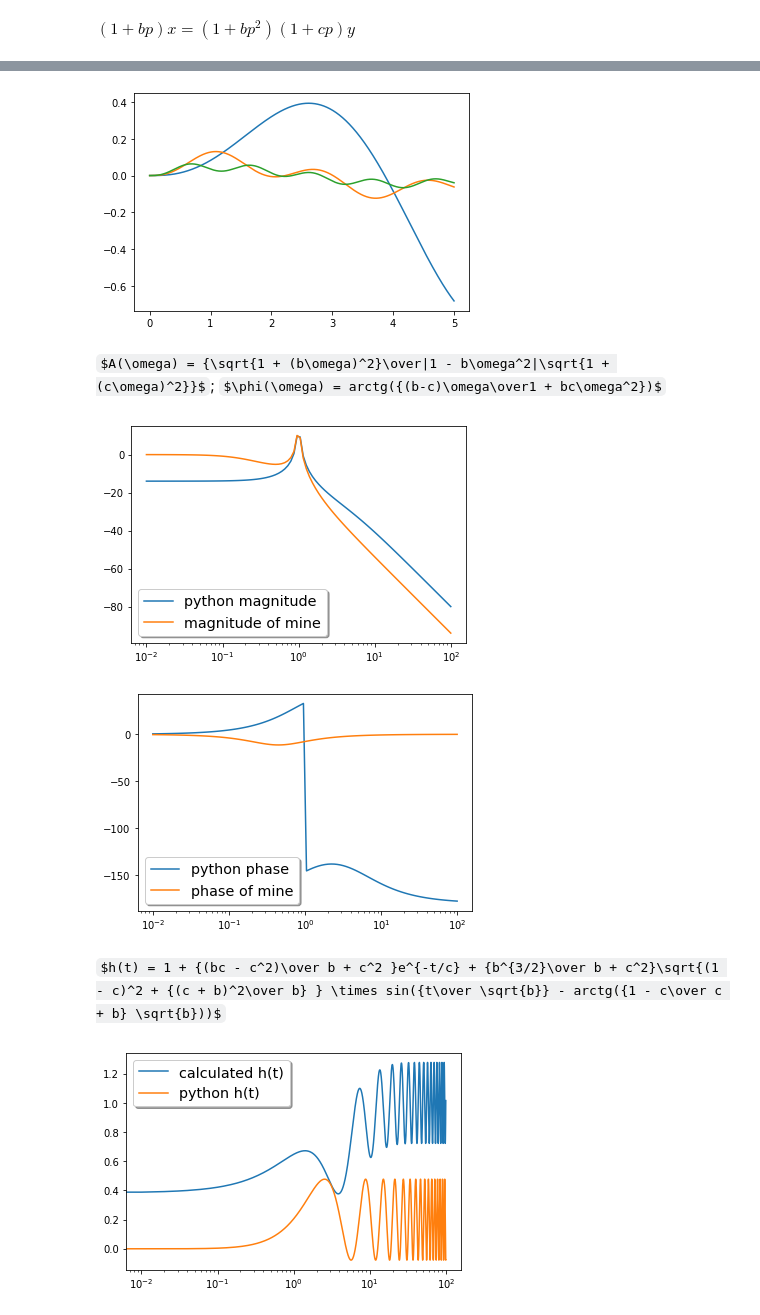
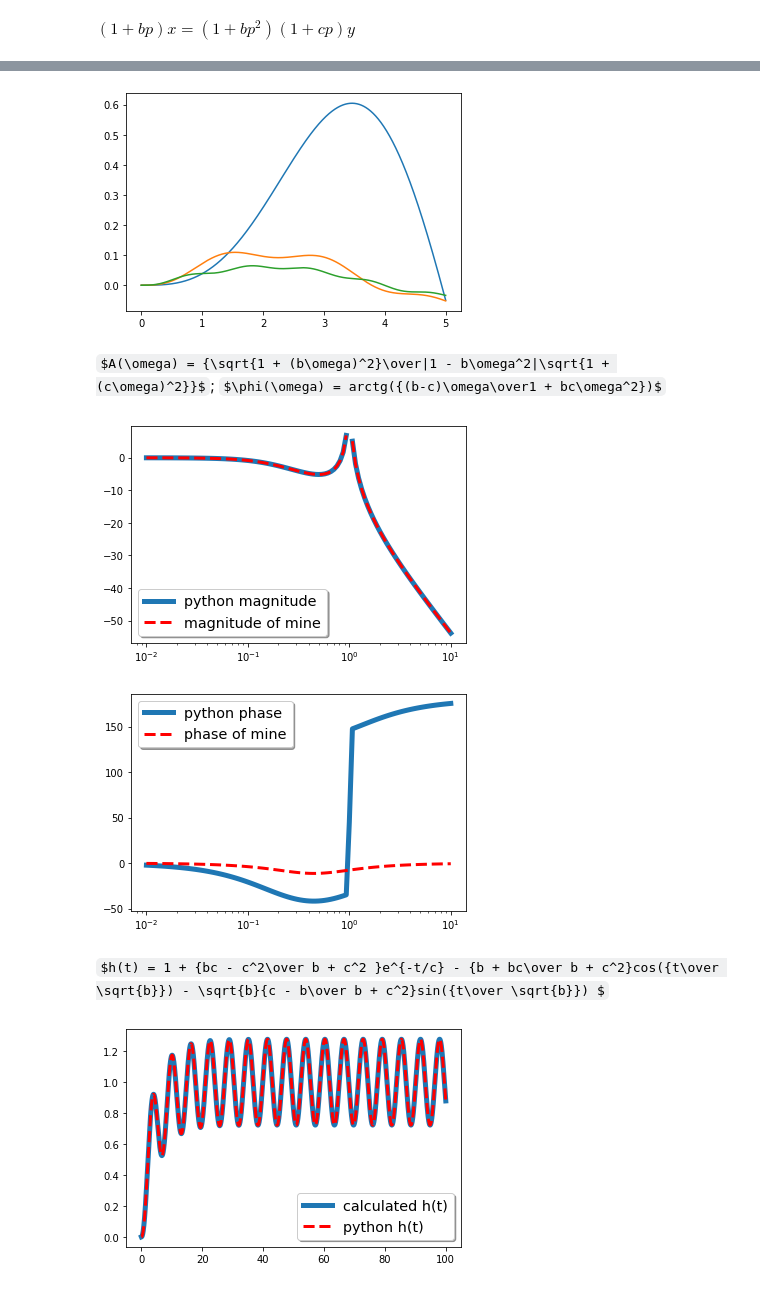
Before and after one commit to ConstantTeen/control-theory, a Jupyter notebook: Bode.ipynb, the cells around one changed output, grey strips where cells are left out. Saved outputs shown, nothing was run; the diff lists cells and outputs as text; code cells hidden in the pictures; some formulas as TeX source.

```diff
--- a/Bode.ipynb
+++ b/Bode.ipynb
@@ -7,7 +7,7 @@ import numpy as np
 # %%
 b = 1
 c = 5
-system = signal.lti([b, 1], [1, c, b, b*c]) # (1+bp)x = (1+bp^2)(1+cp)y
+system = signal.lti([b, 1], [b*c, b, c, 1]) # (1+bp)x = (1+bp^2)(1+cp)y
 # %% [markdown]
 $(1 + bp)x = (1 + bp^2)(1 + cp)y$
 # %%
@@ -43,7 +43,7 @@ plt.show()
 # амплитуда уменьшается
 # фаза увеличивается
 # %% [output]
-[figure, old version]
+[figure, new version]
 # %% [markdown]
 $A(\omega) = {\sqrt{1 + (b\omega)^2}\over|1 - b\omega^2|\sqrt{1 + (c\omega)^2}}$;
 $\phi(\omega) = arctg({(b-c)\omega\over1 + bc\omega^2})$
@@ -53,39 +53,38 @@ w, mag, phase = signal.bode(system)
 A = [20*math.log10(math.sqrt(1+(b*t)**2)/( abs(1-b*t**2)*math.sqrt(1+(c*t)**2) ) )  for t in w]
 phi = [20*np.log10(1 + math.atan( (b - c)*t/(1 + b*c*t**2) )) for t in w]
 
-fig, ax = plt.subplots()
-plt.semilogx(w, mag, label='python magnitude')
-plt.semilogx(w, A, label='magnitude of mine')
+_, ax = plt.subplots()
+plt.semilogx(w, mag, label='python magnitude', linewidth=5)
+plt.semilogx(w, A, 'r--',label='magnitude of mine', linewidth=3)
 ax.legend(loc='lower left', shadow=True, fontsize='x-large')
 
-fig, ax = plt.subplots()
-plt.semilogx(w, phase, label='python phase')
-plt.semilogx(w, phi, label='phase of mine')
-ax.legend(loc='lower left', shadow=True, fontsize='x-large')
+_, ax = plt.subplots()
+plt.semilogx(w, phase, label='python phase', linewidth=5)
+plt.semilogx(w, phi, 'r--',label='phase of mine', linewidth=3)
+ax.legend(loc='upper left', shadow=True, fontsize='x-large')
 
 plt.show()
 # %% [output]
-[figure, old version]
+[figure, new version]
-[figure, old version]
+[figure, new version]
 # %% [markdown]
-$h(t) = 1 + {(bc - c^2)\over b + c^2 }e^{-t/c} + {b^{3/2}\over b + c^2}\sqrt{(1 - c)^2 + {(c + b)^2\over b} } \times sin({t\over \sqrt{b}} - arctg({1 - c\over c + b} \sqrt{b}))$
+$h(t) = 1 + {bc - c^2\over b + c^2 }e^{-t/c} - {b + bc\over b + c^2}cos({t\over \sqrt{b}}) - \sqrt{b}{c - b\over b + c^2}sin({t\over \sqrt{b}}) $
 # %%
 # график функции h(t)
 T= np.linspace(0,1e2,1e4 + 1)
+coef1 = (b*c - np.square(c))/(b + np.square(c))
+coef2 = -(b + b*c)/(b + np.square(c))
+coef3 = -math.sqrt(b)*(c - b)/(b + np.square(c))
+h = [1 + coef1*math.exp(-t/c) + coef2*math.cos(t/np.sqrt(b)) + coef3*math.sin(t/np.sqrt(b)) for t in T]
 
-coef1 = (b*c - c**2)/(b + c**2)
-coef2 = b**(3/2)/(b + c**2)*math.sqrt( (1 - c)**2 + (c + b)**2/b )
-shift = math.atan( (1 - c)/(c + b)*b**0.5 )
-
-h = [1 + coef1*math.exp(-t/c) + coef2*math.sin(t/b**0.5 - shift) for t in T ]
 # реакция на ступеньку
 S = np.ones_like(T)
 Tout, yout, xout = signal.lsim(system, S, T)
 
-fig, ax = plt.subplots()
-plt.semilogx(T, h, label='calculated h(t)')
-plt.semilogx(T, yout, label='python h(t)')
-ax.legend(loc='upper left', shadow=True, fontsize='x-large')
+_, ax = plt.subplots()
+plt.plot(T, h, label='calculated h(t)', linewidth=5)
+plt.plot(T, yout, 'r--', label='python h(t)', linewidth=3)
+ax.legend(loc='lower right', shadow=True, fontsize='x-large')
 plt.show()
 # %% [output]
-[figure, old version]
+[figure, new version]
```
Also changed, not shown: parts of 1 cell of this notebook.
